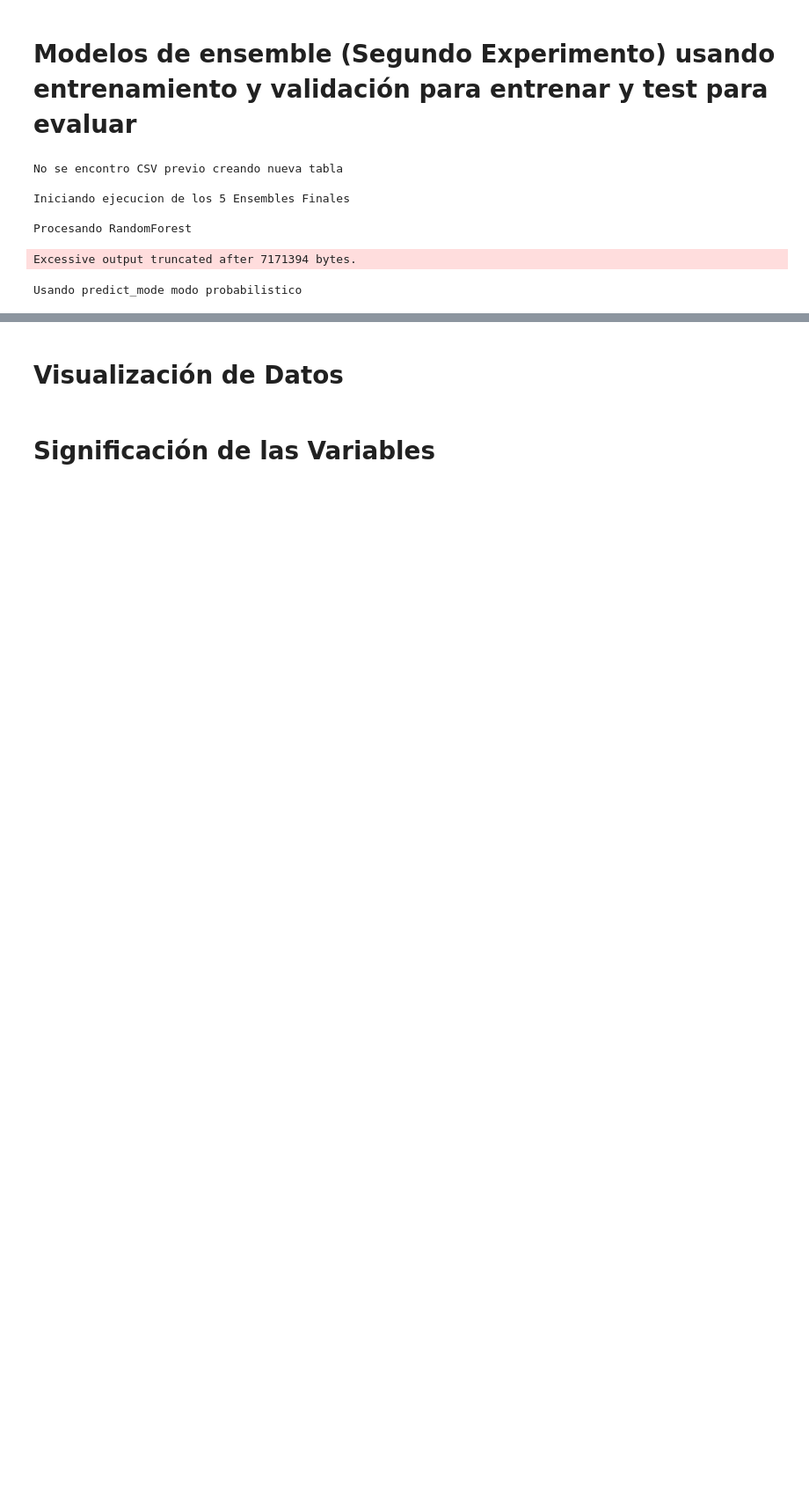
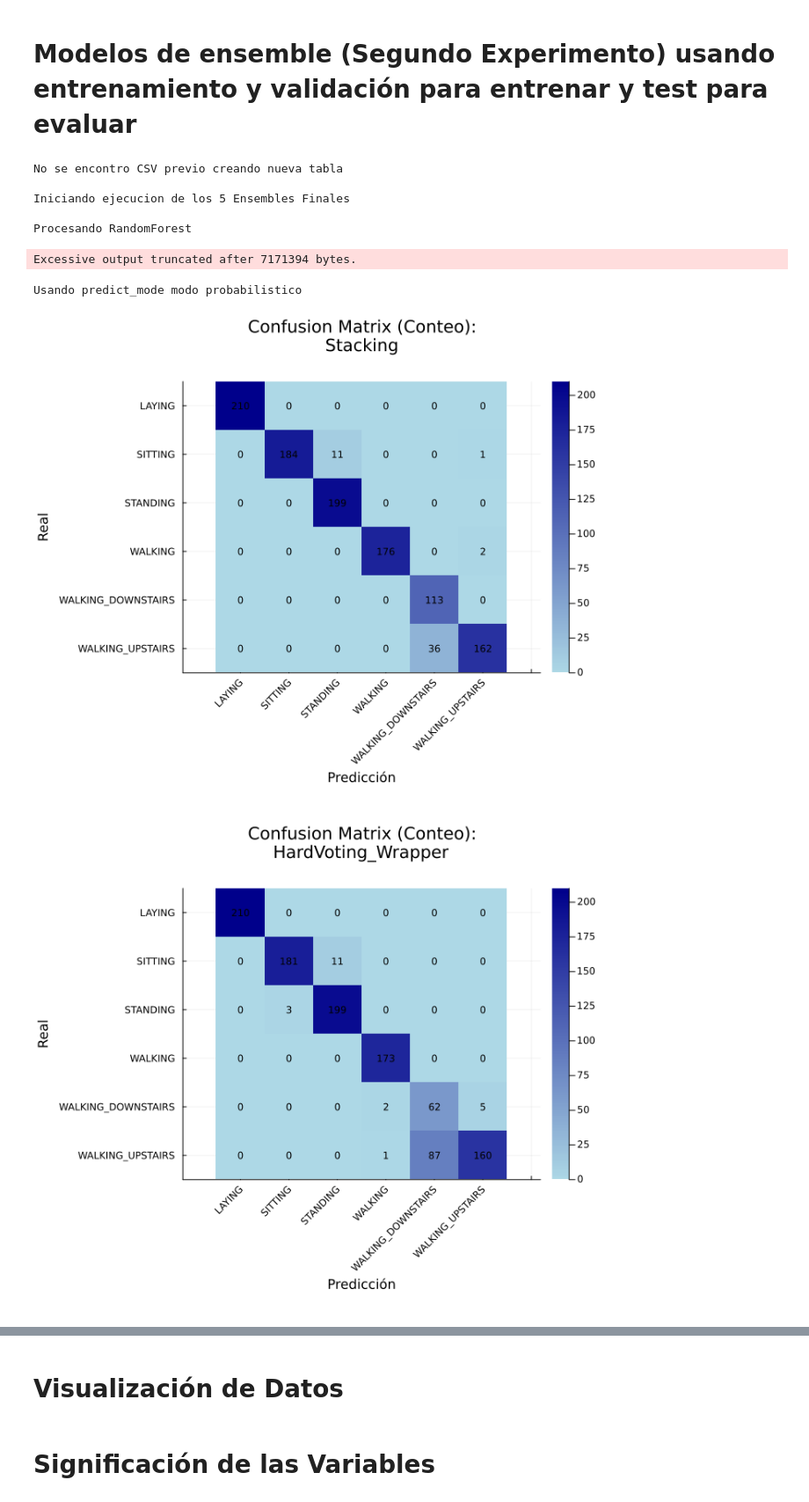
Before and after one commit to MiguelBanosB/MAAA-I, a Jupyter notebook: Models_Pipeline.ipynb, the cells around one changed output, grey strips where cells are left out. Shown at 88% size. Drawn from its saved outputs; the diff is of its cells as text; code cells hidden in the pictures; blank space fills up the shorter version.

Commit message:
x_test limpio

```diff
--- a/Models_Pipeline.ipynb
+++ b/Models_Pipeline.ipynb
@@ -548,4 +551,7 @@ Procesando RandomForest
 Excessive output truncated after 7171394 bytes.
 Usando predict_mode modo probabilistico
 # %%
-show_cm(dic_matrices_test2)
+show_cm(dic_matrices_test_Efinales)
+# %% [output]
+[figure, added]
+[figure, added]
```
Also changed, not shown: parts of 2 cells of this notebook.
